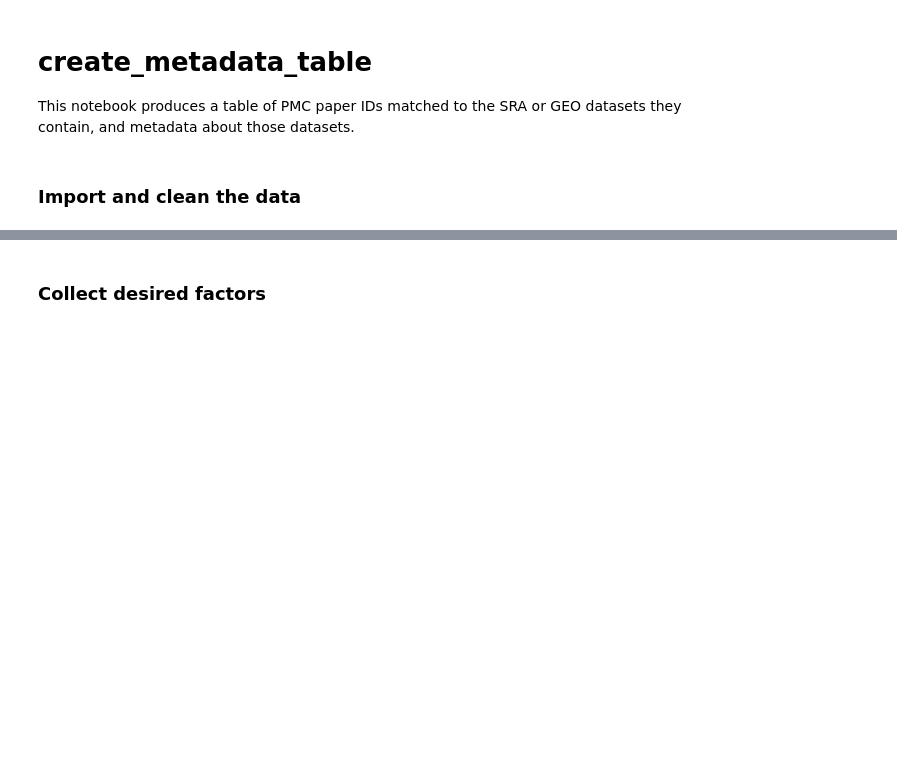
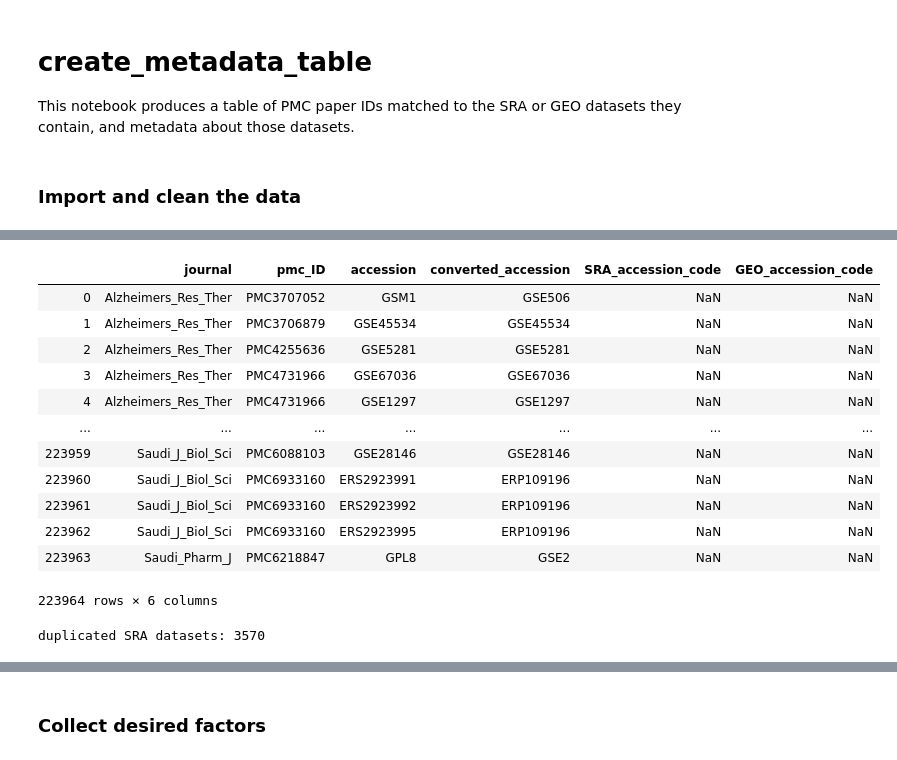
Before and after one commit to smangul1/data_reusability, a Jupyter notebook: jupyter_notebooks/create_metadata_table.ipynb, the cells around one changed output, grey strips where cells are left out. Saved outputs shown, nothing was run; the diff lists cells and outputs as text; code cells hidden in the pictures; blank space fills up the shorter version.

```diff
--- a/jupyter_notebooks/create_metadata_table.ipynb
+++ b/jupyter_notebooks/create_metadata_table.ipynb
@@ -100,0 +115,5 @@ pmcData = pmcData[~pmcData.converted_accession.isin(w)]
+# %%
+# perform QC with gold standard from Penn group (Casey + Kurt)
+gsPMC = pd.read_table("../pubmed_mappings.tsv")
+gsPMC.columns = ["SRA_accession_code", "GEO_accession_code", "pm_ID", "pmc_ID"]
+gsPMC
@@ -100,0 +152,23 @@ pmcData = pmcData[~pmcData.converted_accession.isin(w)]
+# %%
+ovAcc = pd.merge(pmcData, gsPMC_acc, how = "left", left_on = "converted_accession", right_on = "SRA_accession_code")
+ovAcc
+# %% [output]
+|  | journal | pmc_ID | accession | converted_accession | SRA_accession_code | GEO_accession_code |
+| 0 | Alzheimers_Res_Ther | PMC3707052 | GSM1 | GSE506 | NaN | NaN |
+| 1 | Alzheimers_Res_Ther | PMC3706879 | GSE45534 | GSE45534 | NaN | NaN |
+| 2 | Alzheimers_Res_Ther | PMC4255636 | GSE5281 | GSE5281 | NaN | NaN |
+| 3 | Alzheimers_Res_Ther | PMC4731966 | GSE67036 | GSE67036 | NaN | NaN |
+| 4 | Alzheimers_Res_Ther | PMC4731966 | GSE1297 | GSE1297 | NaN | NaN |
+| ... | ... | ... | ... | ... | ... | ... |
+| 223959 | Saudi_J_Biol_Sci | PMC6088103 | GSE28146 | GSE28146 | NaN | NaN |
+| 223960 | Saudi_J_Biol_Sci | PMC6933160 | ERS2923991 | ERP109196 | NaN | NaN |
+| 223961 | Saudi_J_Biol_Sci | PMC6933160 | ERS2923992 | ERP109196 | NaN | NaN |
+| 223962 | Saudi_J_Biol_Sci | PMC6933160 | ERS2923995 | ERP109196 | NaN | NaN |
+| 223963 | Saudi_Pharm_J | PMC6218847 | GPL8 | GSE2 | NaN | NaN |
+223964 rows × 6 columns
+# %%
+# count the number of SRA datasets also present in GEO
+numDupSRA = len(ovAcc["SRA_accession_code"]) - ovAcc["SRA_accession_code"].isna().sum()
+print("duplicated SRA datasets: " + str(numDupSRA))
+# %% [output]
+duplicated SRA datasets: 3570
```
Also changed, not shown: parts of 10 cells of this notebook, 27 other files.
